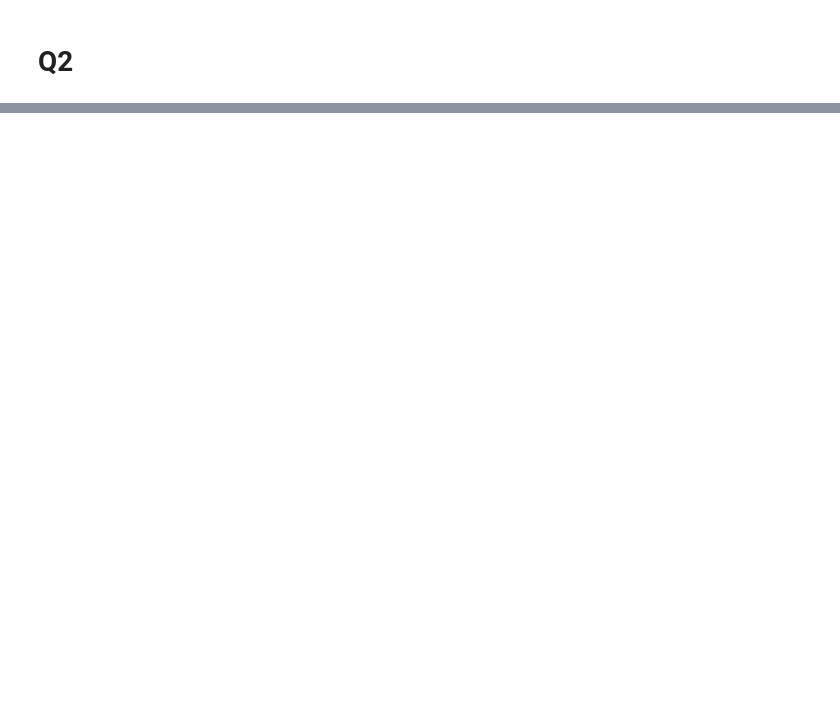
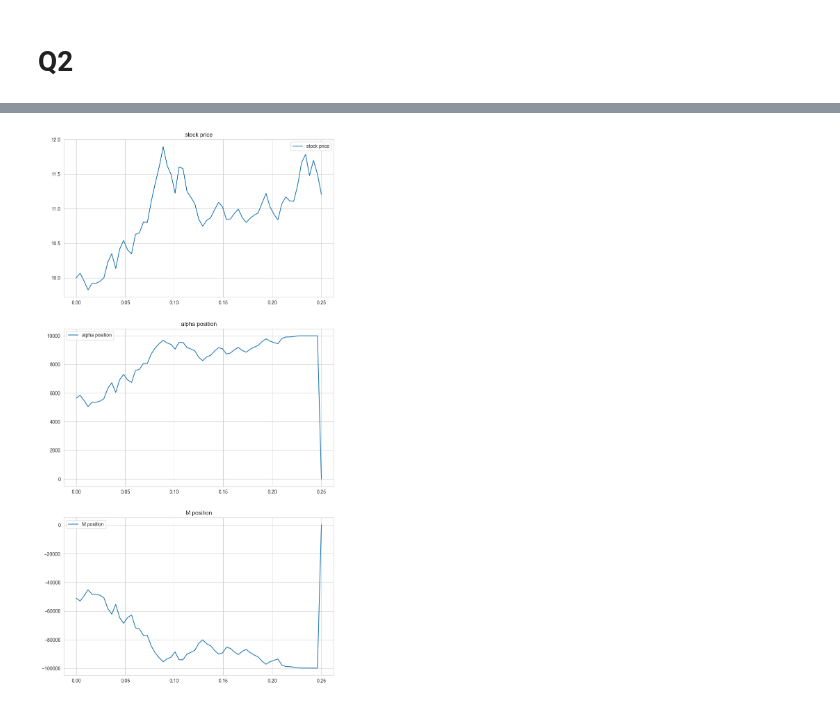
Before and after one commit to kaiwenShen/Dynamic_hedge, a Jupyter notebook: Dynamic_hedging.ipynb, the cells around one changed output, grey strips where cells are left out. Saved outputs shown, nothing was run; the diff lists cells and outputs as text; code cells hidden in the pictures; blank space fills up the shorter version.

```diff
--- a/Dynamic_hedging.ipynb
+++ b/Dynamic_hedging.ipynb
@@ -272,3 +270,7 @@ plot_delta_hedge(delta_hedge_base,trial=0)
+# %%
+plot_delta_hedge(delta_hedge_base,trial=1)
+# %% [output]
+[figure, added]
 # %%
 
 def plot_delta_gamma_hedge(delta_gamma_hedge_base:ATM_Call_Option_Dynamic_Hedging_Following_prof,trial:int):
```
Also changed, not shown: parts of 11 cells of this notebook.
